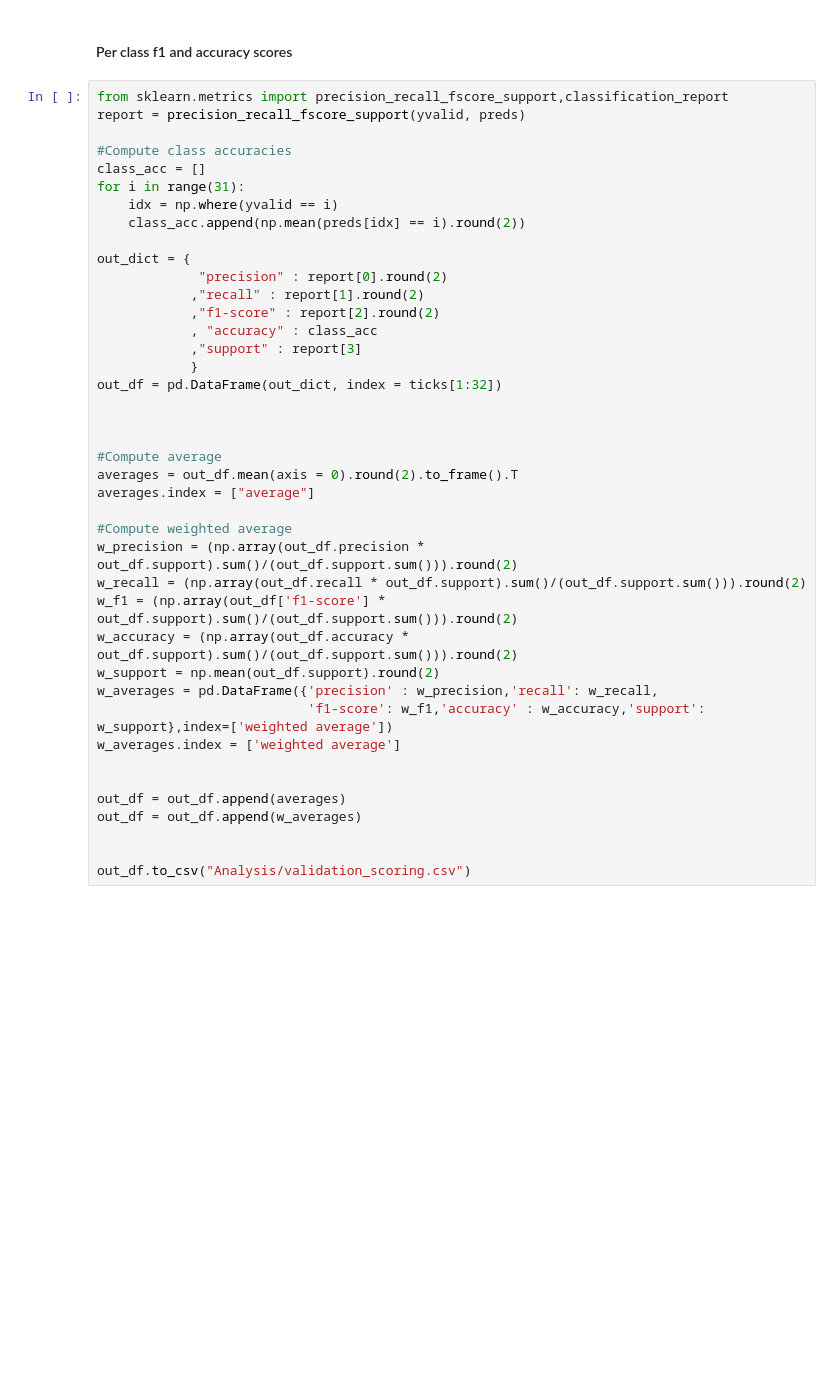
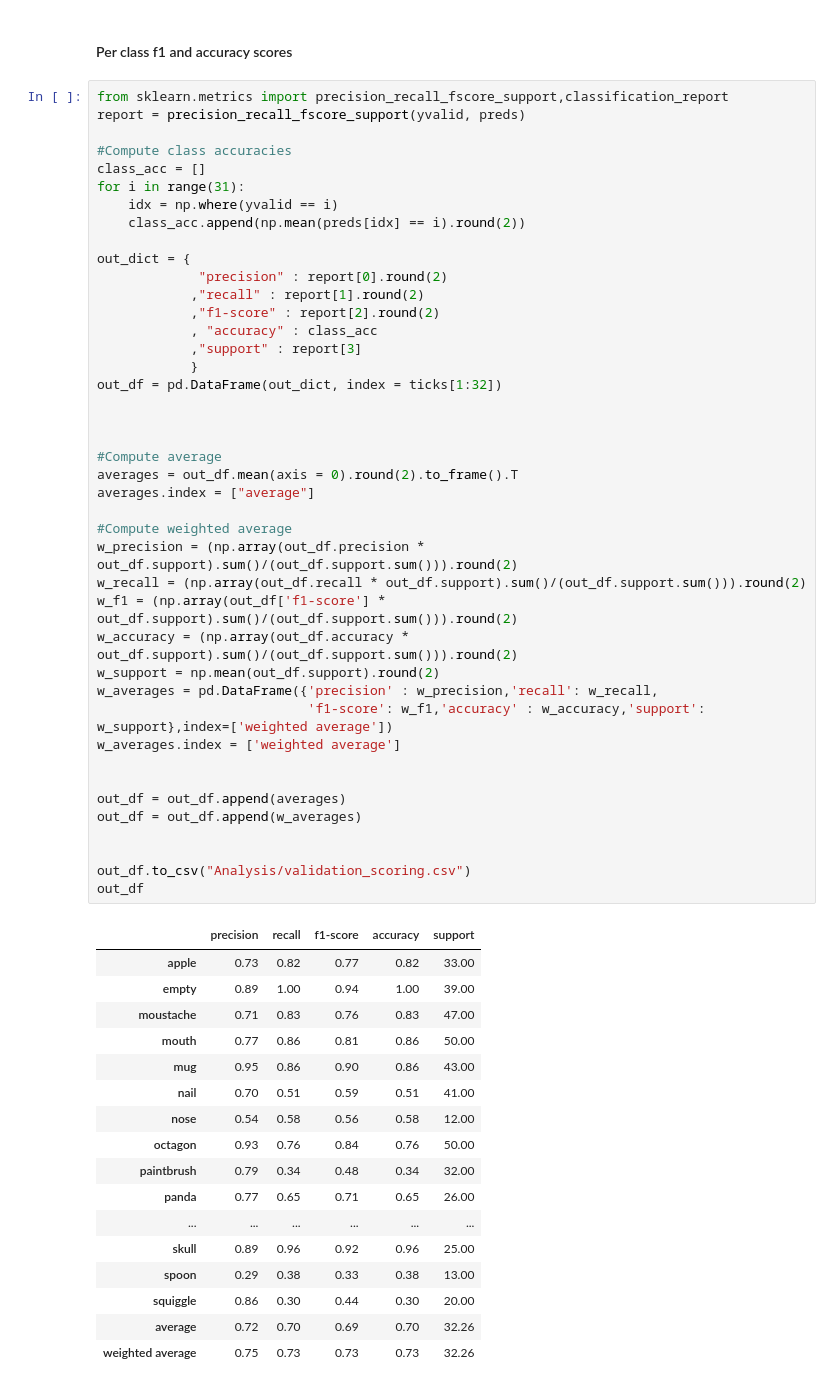
Before and after one commit to jdavid04/Kaggle-competition-Udm-Mcgill, a Jupyter notebook: Kaggle process notebook.ipynb, the cells around one changed output. Saved outputs shown, nothing was run; the diff lists cells and outputs as text; blank space fills up the shorter version.

```diff
--- a/Kaggle process notebook.ipynb
+++ b/Kaggle process notebook.ipynb
@@ -335,30 +376,49 @@ out_dict = {
              "precision" : report[0].round(2)
             ,"recall" : report[1].round(2)
             ,"f1-score" : report[2].round(2)
             , "accuracy" : class_acc
             ,"support" : report[3]
             }
 out_df = pd.DataFrame(out_dict, index = ticks[1:32])
 
 
 
 #Compute average
 averages = out_df.mean(axis = 0).round(2).to_frame().T
 averages.index = ["average"]
 
 #Compute weighted average
 w_precision = (np.array(out_df.precision * out_df.support).sum()/(out_df.support.sum())).round(2)
 w_recall = (np.array(out_df.recall * out_df.support).sum()/(out_df.support.sum())).round(2)
 w_f1 = (np.array(out_df['f1-score'] * out_df.support).sum()/(out_df.support.sum())).round(2)
 w_accuracy = (np.array(out_df.accuracy * out_df.support).sum()/(out_df.support.sum())).round(2)
 w_support = np.mean(out_df.support).round(2)
 w_averages = pd.DataFrame({'precision' : w_precision,'recall': w_recall,
                            'f1-score': w_f1,'accuracy' : w_accuracy,'support': w_support},index=['weighted average'])
 w_averages.index = ['weighted average']
 
 
 out_df = out_df.append(averages)
 out_df = out_df.append(w_averages)
 
 
 out_df.to_csv("Analysis/validation_scoring.csv")
+out_df
+# %% [output]
+|  | precision | recall | f1-score | accuracy | support |
+| apple | 0.73 | 0.82 | 0.77 | 0.82 | 33.00 |
+| empty | 0.89 | 1.00 | 0.94 | 1.00 | 39.00 |
+| moustache | 0.71 | 0.83 | 0.76 | 0.83 | 47.00 |
+| mouth | 0.77 | 0.86 | 0.81 | 0.86 | 50.00 |
+| mug | 0.95 | 0.86 | 0.90 | 0.86 | 43.00 |
+| nail | 0.70 | 0.51 | 0.59 | 0.51 | 41.00 |
+| nose | 0.54 | 0.58 | 0.56 | 0.58 | 12.00 |
+| octagon | 0.93 | 0.76 | 0.84 | 0.76 | 50.00 |
+| paintbrush | 0.79 | 0.34 | 0.48 | 0.34 | 32.00 |
+| panda | 0.77 | 0.65 | 0.71 | 0.65 | 26.00 |
+| ... | ... | ... | ... | ... | ... |
+| skull | 0.89 | 0.96 | 0.92 | 0.96 | 25.00 |
+| spoon | 0.29 | 0.38 | 0.33 | 0.38 | 13.00 |
+| squiggle | 0.86 | 0.30 | 0.44 | 0.30 | 20.00 |
+| average | 0.72 | 0.70 | 0.69 | 0.70 | 32.26 |
+| weighted average | 0.75 | 0.73 | 0.73 | 0.73 | 32.26 |
```
Also changed, not shown: parts of 10 cells of this notebook, 8 other files.
